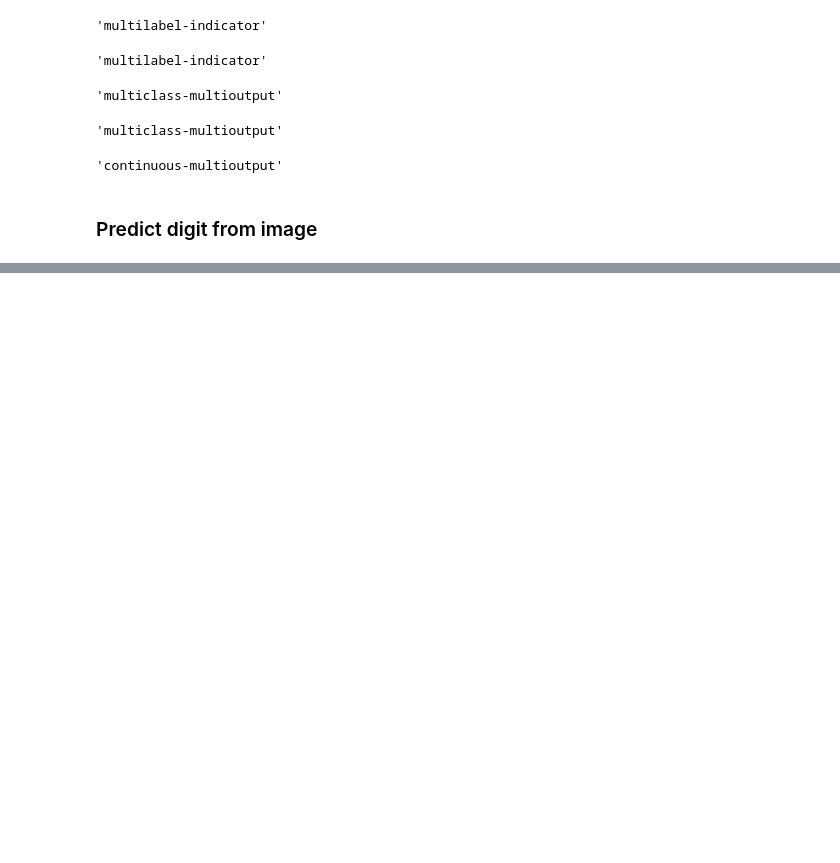
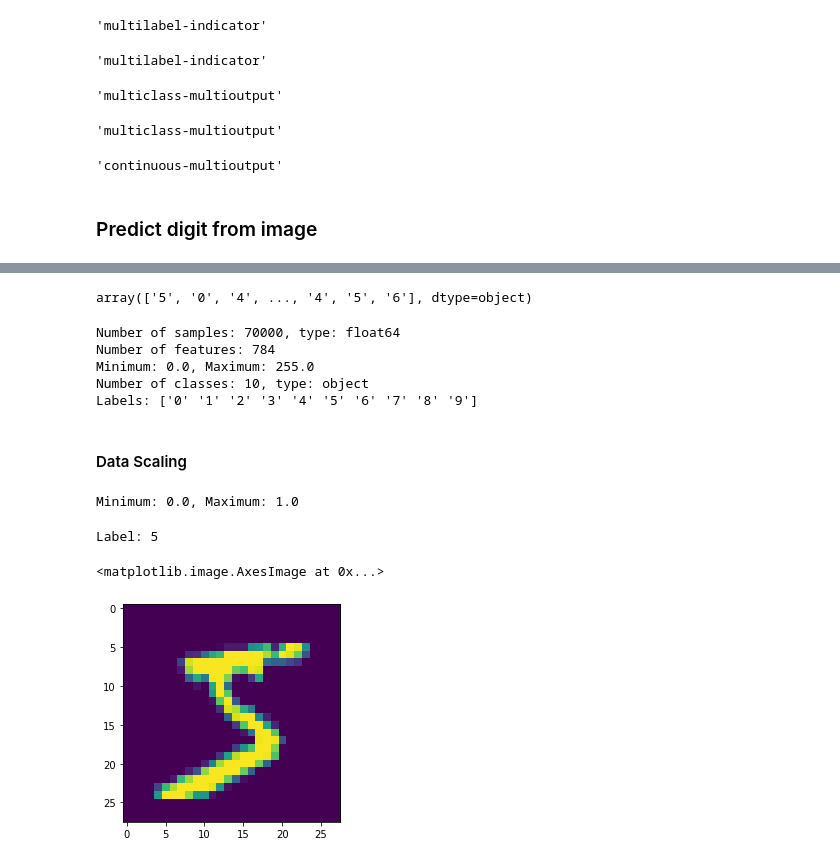
Before and after one commit to ananddotiyer/IIT-M, a Jupyter notebook: My Notes/MLP/Week5.ipynb, the cells around one changed output, grey strips where cells are left out. Saved outputs shown, nothing was run; the diff lists cells and outputs as text; code cells hidden in the pictures; blank space fills up the shorter version.

```diff
--- a/My Notes/MLP/Week5.ipynb
+++ b/My Notes/MLP/Week5.ipynb
@@ -58,2 +60,6 @@ To start with, we will treat this as a binary classification problem.
 # %%
 X, y = fetch_openml('mnist_784', version=1, return_X_y=True)
+# %%
+if not isinstance(X, np.ndarray):
+    X = X.to_numpy()
+X
@@ -59,0 +74,33 @@ X, y = fetch_openml('mnist_784', version=1, return_X_y=True)
+# %%
+if not isinstance(y, np.ndarray):
+    y = y.to_numpy()
+y
+# %% [output]
+array(['5', '0', '4', ..., '4', '5', '6'], dtype=object)
+# %%
+target_names = np.unique(y)
+print(f'Number of samples: {X.shape[0]}, type: {X.dtype}')
+print(f'Number of features: {X.shape[1]}')
+print(f'Minimum: {np.min(X)}, Maximum: {np.max(X)}')
+print(f'Number of classes: {len(target_names)}, type: {y.dtype}')
+print(f'Labels: {target_names}')
+# %% [output]
+Number of samples: 70000, type: float64
+Number of features: 784
+Minimum: 0.0, Maximum: 255.0
+Number of classes: 10, type: object
+Labels: ['0' '1' '2' '3' '4' '5' '6' '7' '8' '9']
+# %% [markdown]
+#### Data Scaling
+# %%
+X = MinMaxScaler().fit_transform(X)
+print(f'Minimum: {np.min(X)}, Maximum: {np.max(X)}')
+# %% [output]
+Minimum: 0.0, Maximum: 1.0
+# %%
+print(f'Label: {y[0]}')
+plt.imshow(X[0].reshape(28, 28))
+# %% [output]
+Label: 5
+<matplotlib.image.AxesImage at 0x...>
+[figure, added]
```
Also changed, not shown: parts of 69 cells of this notebook.
